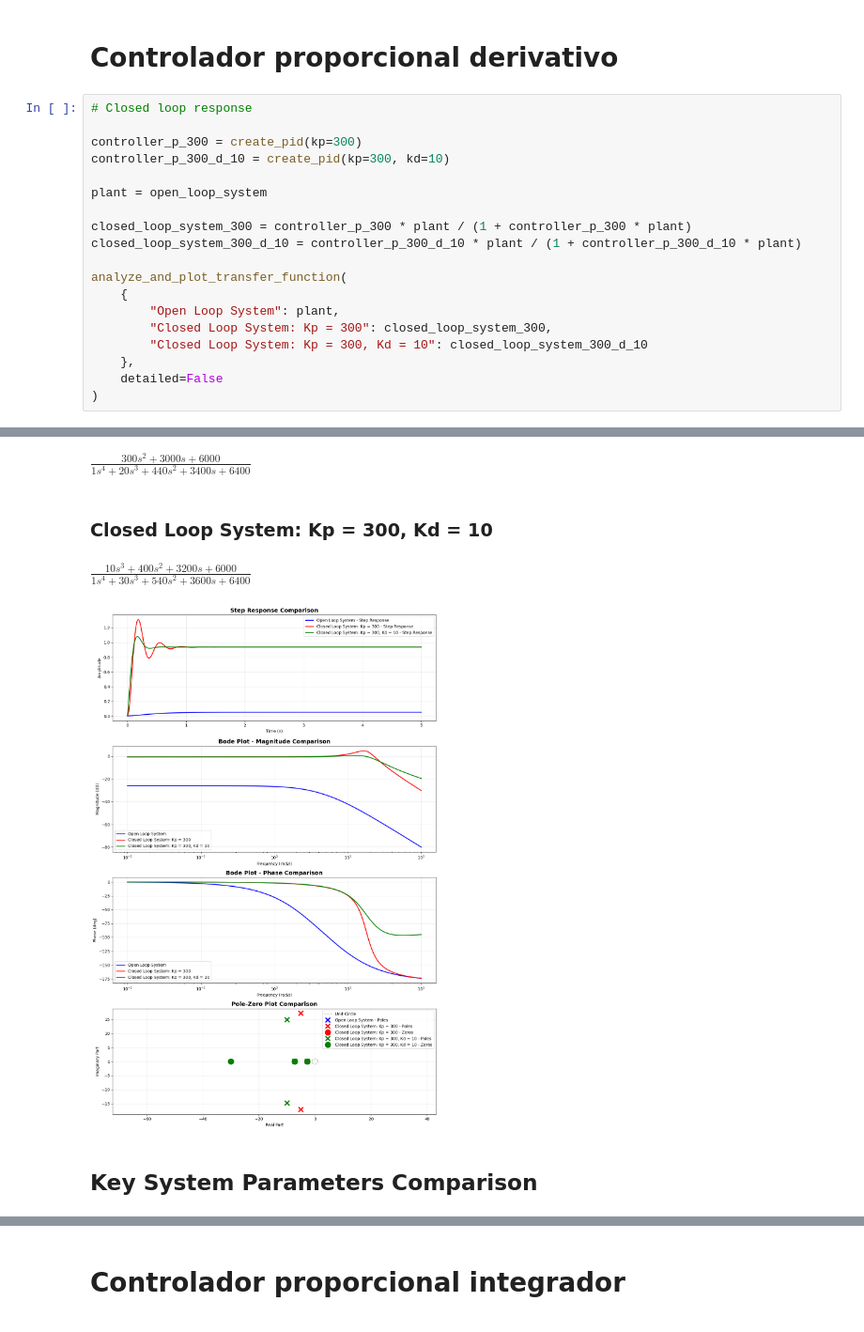
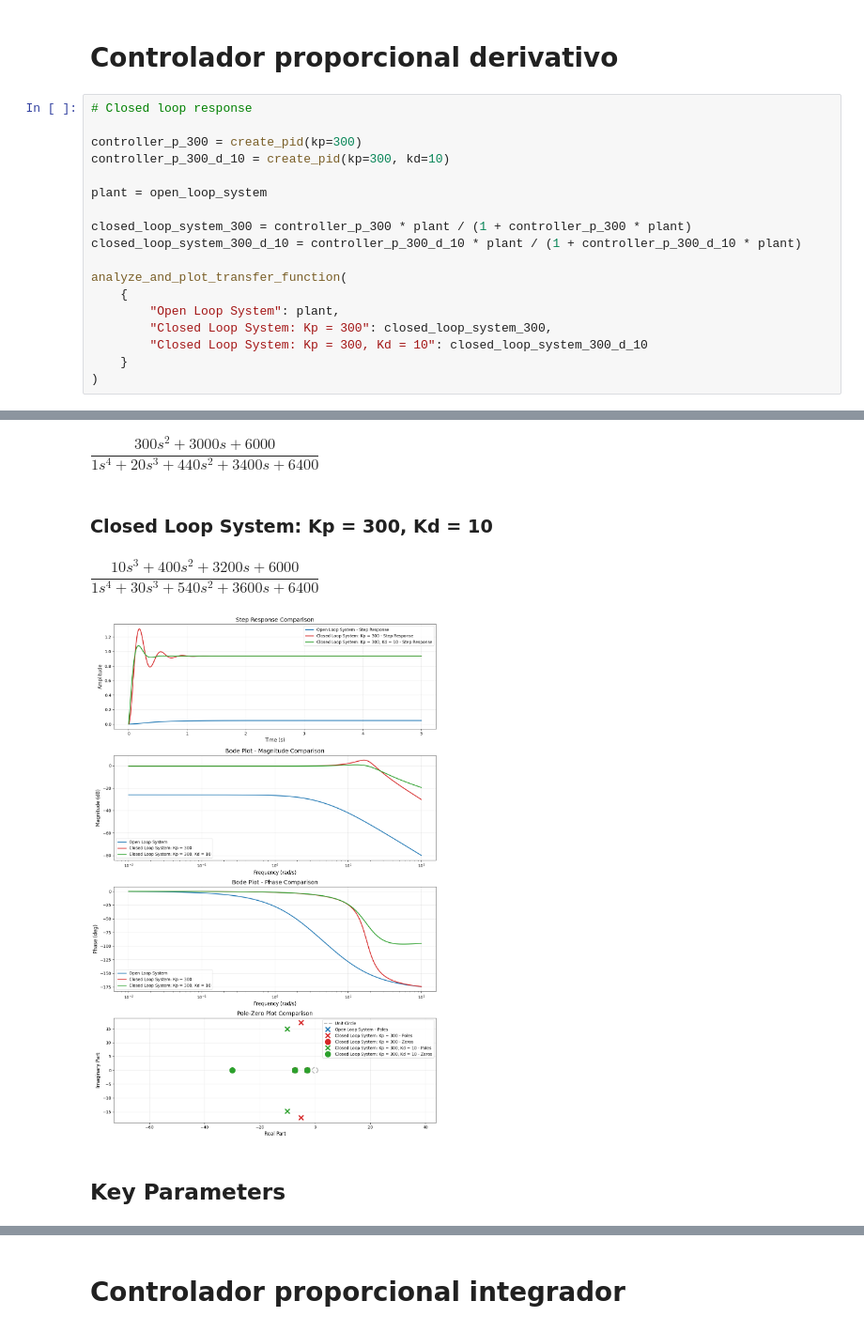
Before and after one commit to joaomariolago/ifsc-control-systems, a Jupyter notebook: control_systems_1/task/effects-of-pid-actions/resolution.ipynb, the cells around one changed output, grey strips where cells are left out. Shown at 94% size. Drawn from its saved outputs; the diff is of its cells as text.

```diff
--- a/control_systems_1/task/effects-of-pid-actions/resolution.ipynb
+++ b/control_systems_1/task/effects-of-pid-actions/resolution.ipynb
@@ -758,8 +401,7 @@ analyze_and_plot_transfer_function(
 		"Open Loop System": plant,
 		"Closed Loop System: Kp = 300": closed_loop_system_300,
 		"Closed Loop System: Kp = 300, Kd = 10": closed_loop_system_300_d_10
-	},
-	detailed=False
+	}
 )
 # %% [output]
 ## Transfer Functions
@@ -768,8 +410,8 @@ $\displaystyle \frac{1}{1s^2 + 10s + 20}$
 ### Closed Loop System: Kp = 300
-$\displaystyle \frac{300s^2 + 3000s + 6000}{1s^4 + 20s^3 + 440s^2 + 3400s + 6400}$
+$\displaystyle \dfrac{300 s^2 + 3000 s + 6000}{1 s^4 + 20 s^3 + 440 s^2 + 3400 s + 6400}$
 ### Closed Loop System: Kp = 300, Kd = 10
-$\displaystyle \frac{10s^3 + 400s^2 + 3200s + 6000}{1s^4 + 30s^3 + 540s^2 + 3600s + 6400}$
+$\displaystyle \dfrac{10 s^3 + 400 s^2 + 3200 s + 6000}{1 s^4 + 30 s^3 + 540 s^2 + 3600 s + 6400}$
-[figure, old version]
+[figure, new version]
-## Key System Parameters Comparison
+## Key Parameters
 | Parameter | Unit | Open Loop System | Closed Loop System: Kp = 300 | Closed Loop System: Kp = 300, Kd = 10 |
 |-----------|------|------|------|------|
```
Also changed, not shown: parts of 12 cells of this notebook.
